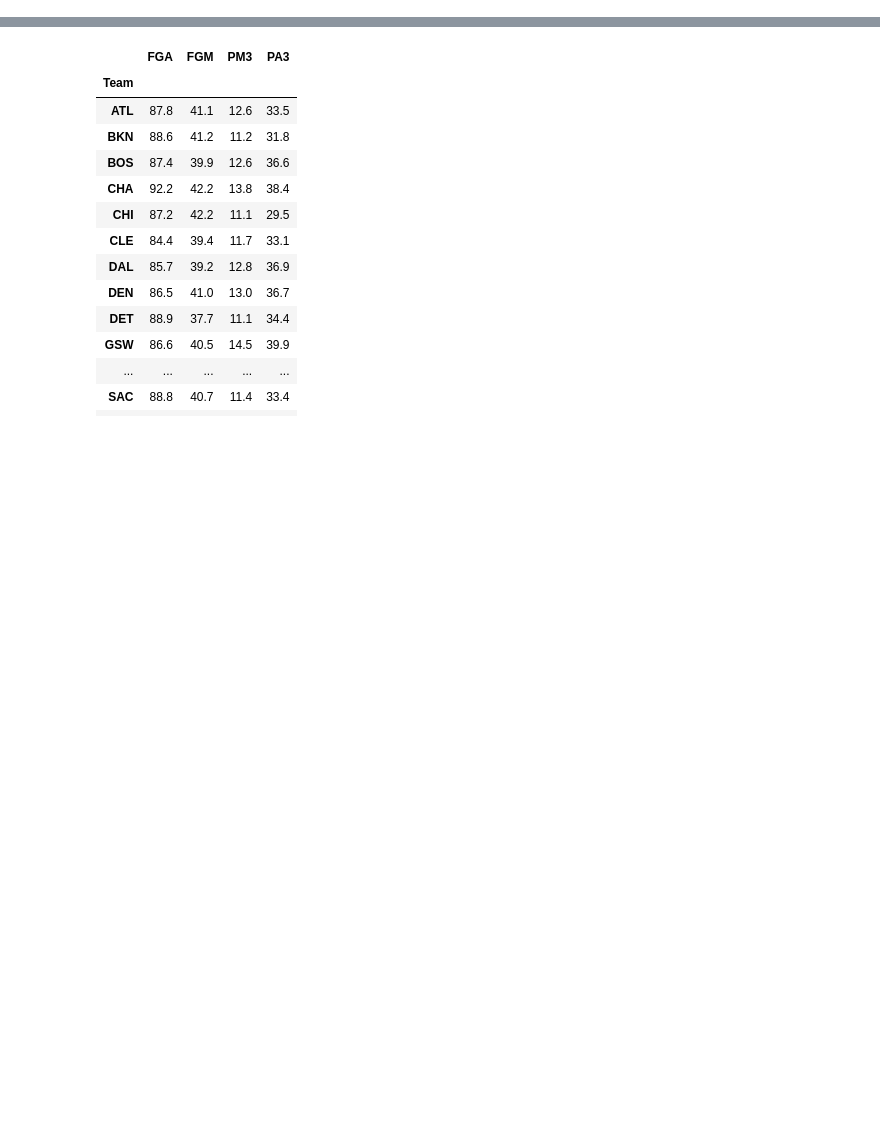
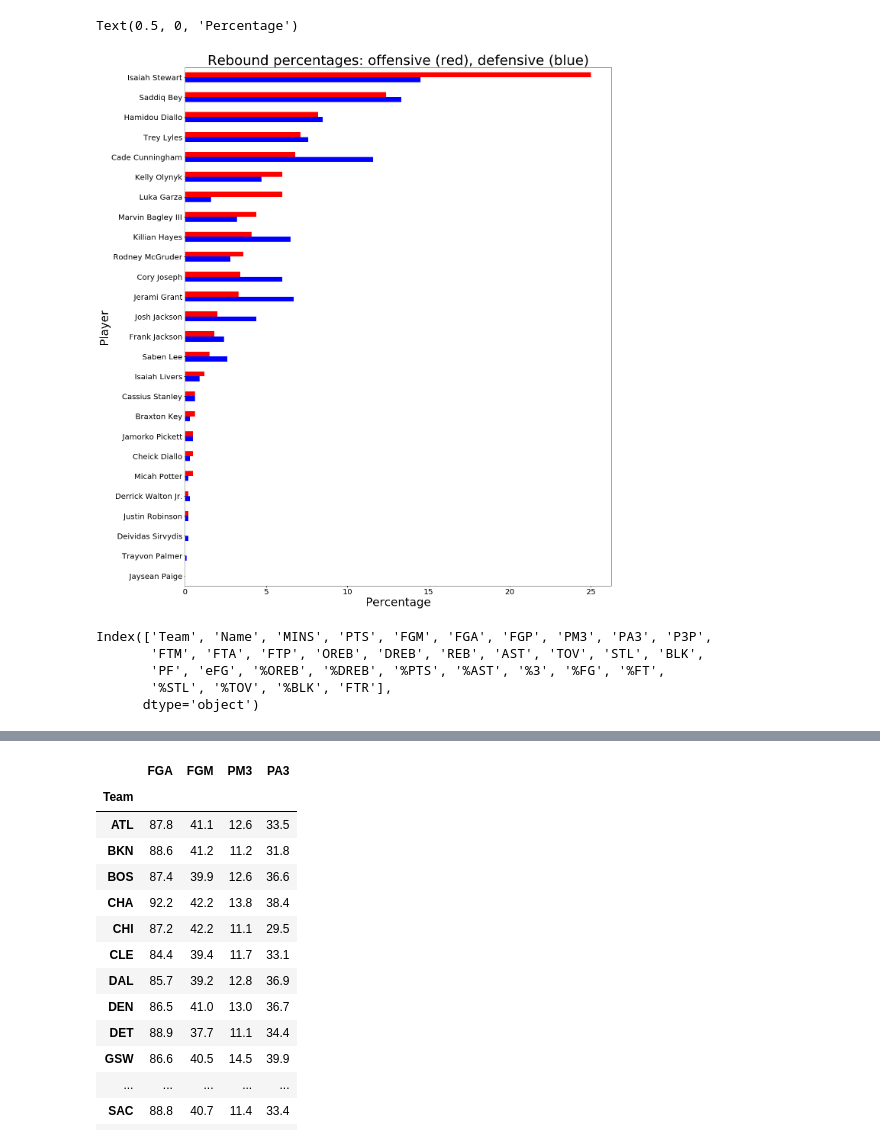
Before and after one commit to Blunt10K/NBA, a Jupyter notebook: notebooks/Pistons_analysis.ipynb, the cells around one changed output, grey strips where cells are left out. Cells and saved outputs as stored; diff of their text form; code cells hidden in the pictures; blank space fills up the shorter version.

```diff
--- a/notebooks/Pistons_analysis.ipynb
+++ b/notebooks/Pistons_analysis.ipynb
@@ -71,4 +39,4 @@ s[[stat,'Ranking']]
 # %%
-det = box_scores.groupby(["Team","Name"]).sum()
+df = box_scores.groupby(["Team","Name"],as_index=False).sum()
 # %%
-det = det.loc['DET',:]
+det = df[df['Team']=='DET']
@@ -116,0 +76,17 @@ det
+# %%
+plt.rcParams.update({'font.size': 30})
+det.sort_values('%OREB').plot(kind = 'barh',x='Name',y=['%DREB','%OREB'],fontsize= 20,
+                              title= "Rebound percentages: offensive (red), defensive (blue)",
+                              color = ['blue','red'],figsize=(20,25),ylabel= "%",xlabel = 'Player',legend=False)
+plt.xlabel('Percentage')
+# %% [output]
+Text(0.5, 0, 'Percentage')
+[figure, added]
+# %%
+det.columns
+# %% [output]
+Index(['Team', 'Name', 'MINS', 'PTS', 'FGM', 'FGA', 'FGP', 'PM3', 'PA3', 'P3P',
+       'FTM', 'FTA', 'FTP', 'OREB', 'DREB', 'REB', 'AST', 'TOV', 'STL', 'BLK',
+       'PF', 'eFG', '%OREB', '%DREB', '%PTS', '%AST', '%3', '%FG', '%FT',
+       '%STL', '%TOV', '%BLK', 'FTR'],
+      dtype='object')
```
Also changed, not shown: parts of 28 cells of this notebook, 3 other files.
